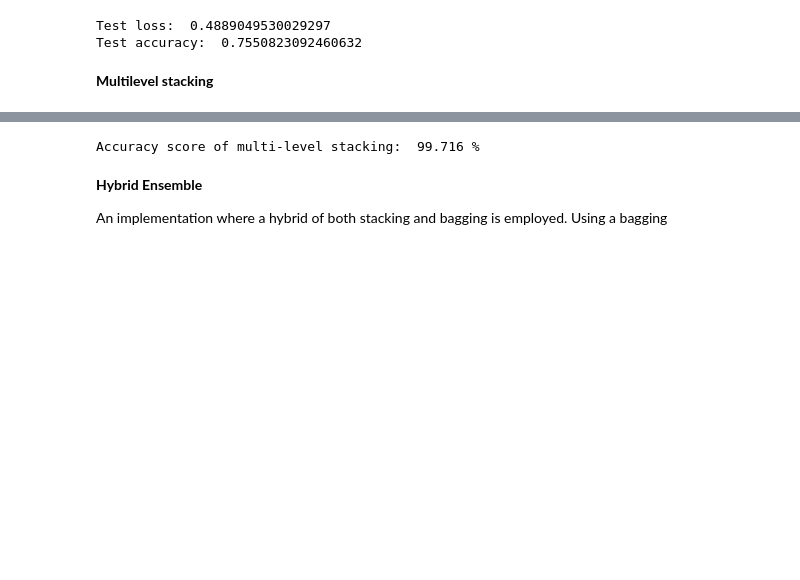
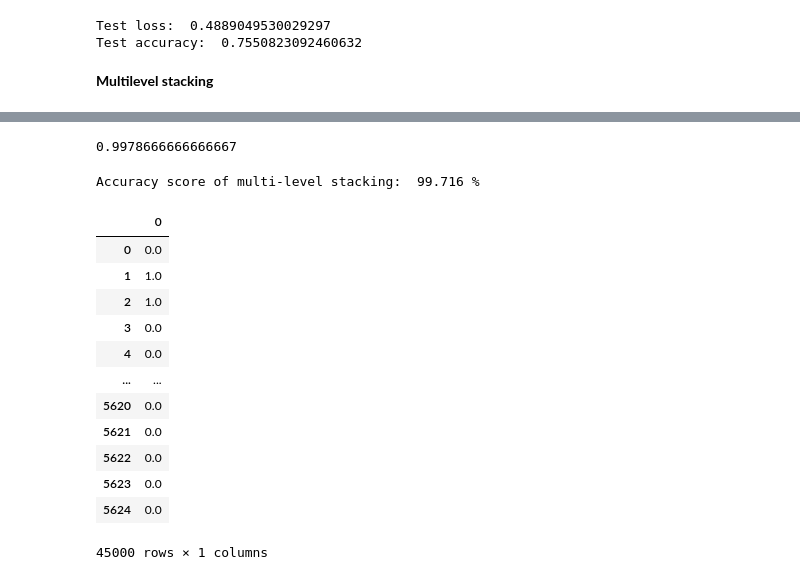
Before and after one commit to Shankar0x/CSE305_EnsembleChurnProject, a Jupyter notebook: main.ipynb, the cells around one changed output, grey strips where cells are left out. Cells and saved outputs as stored; diff of their text form; code cells hidden in the pictures; blank space fills up the shorter version.

```diff
--- a/main.ipynb
+++ b/main.ipynb
@@ -1505,3 +1493,12 @@ for i in range(K):
+# %%
+import scipy.stats as st
+
+y_pred_MAX = np.zeros(multi_x_train.shape[0])
+for i in range(multi_x_train.shape[0]):
+    y_pred_MAX[i] = st.mode(multi_x_train.iloc[i,:]).mode
+accuracy_score(multi_y_train, y_pred_MAX)
+# %% [output]
+0.9978666666666667
 # %%
 # start of testing phase
 from sklearn.tree import ExtraTreeClassifier
@@ -1516,3 +1509,0 @@ inter_acc_df = pd.DataFrame()
-# %% [markdown]
-<b> Hybrid Ensemble </b>
-<p> An implementation where a hybrid of both stacking and bagging is employed. Using a bagging
@@ -1526,0 +1510,19 @@ randomForestStack(meta_x_train, meta_y_train, meta_x_test, meta_y_test)
+# %%
+col_df = pd.DataFrame()
+for i in multi_x_train.columns:
+    col_df = pd.concat([col_df,multi_x_train[i]],axis='rows')
+col_df
+# %% [output]
+|  | 0 |
+| 0 | 0.0 |
+| 1 | 1.0 |
+| 2 | 1.0 |
+| 3 | 0.0 |
+| 4 | 0.0 |
+| ... | ... |
+| 5620 | 0.0 |
+| 5621 | 0.0 |
+| 5622 | 0.0 |
+| 5623 | 0.0 |
+| 5624 | 0.0 |
+45000 rows × 1 columns
```
Also changed, not shown: parts of 10 cells of this notebook.
